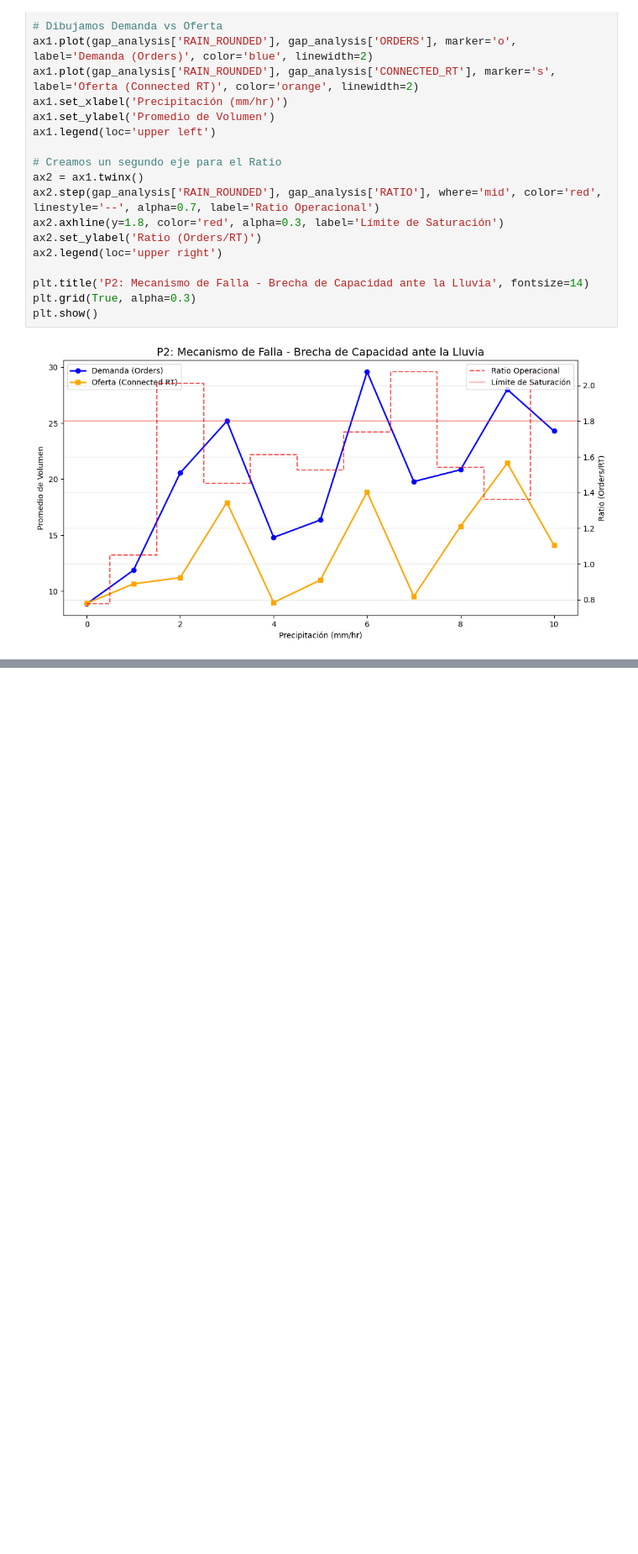
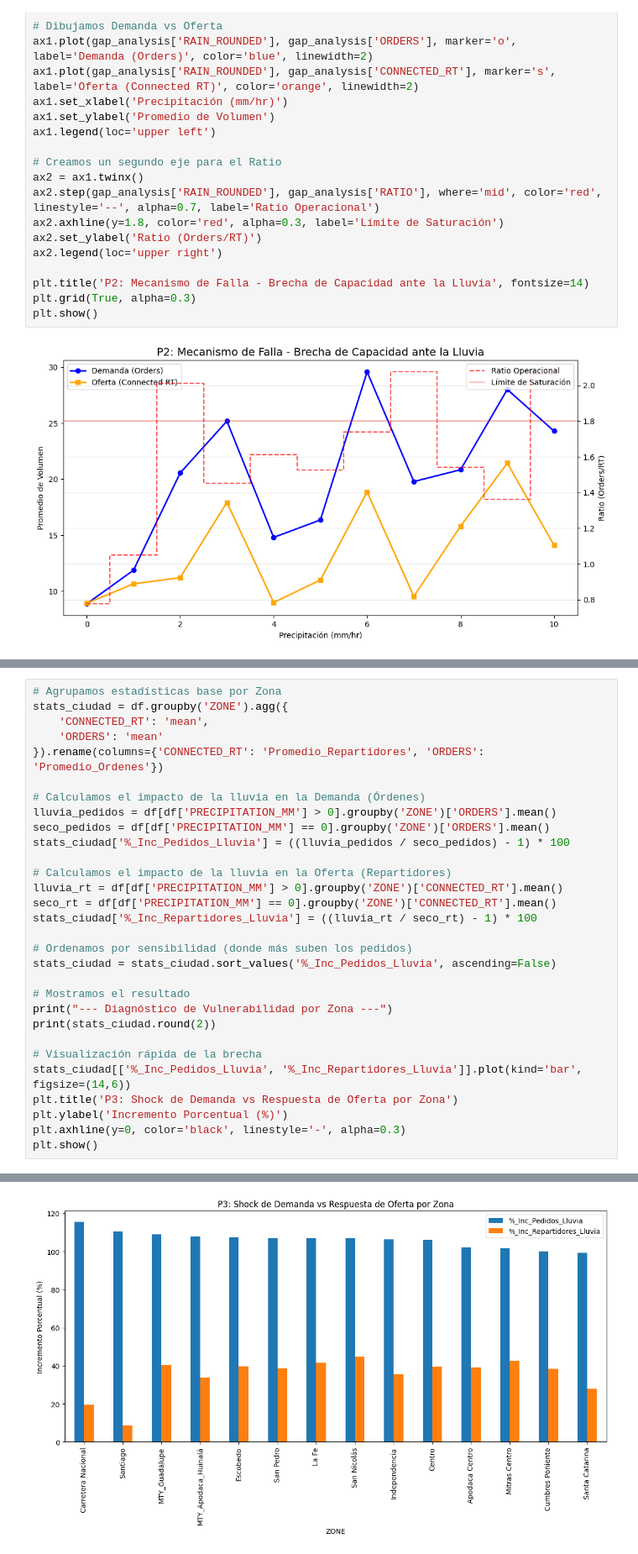
Before and after one commit to DiegoOLopez/rappi_delivery_case, a Jupyter notebook: notebooks/01_operational_diagnosis.ipynb, the cells around one changed output, grey strips where cells are left out. Shown at 84% size. Cells and saved outputs as stored; diff of their text form; blank space fills up the shorter version.

```diff
--- a/notebooks/01_operational_diagnosis.ipynb
+++ b/notebooks/01_operational_diagnosis.ipynb
@@ -121,0 +166,31 @@ Conclusión: El sistema colapsa por un "Demand Surge" (Sobrecarga de Demanda). L
+# %%
+# Agrupamos estadísticas base por Zona
+stats_ciudad = df.groupby('ZONE').agg({
+    'CONNECTED_RT': 'mean',
+    'ORDERS': 'mean'
+}).rename(columns={'CONNECTED_RT': 'Promedio_Repartidores', 'ORDERS': 'Promedio_Ordenes'})
+
+# Calculamos el impacto de la lluvia en la Demanda (Órdenes)
+lluvia_pedidos = df[df['PRECIPITATION_MM'] > 0].groupby('ZONE')['ORDERS'].mean()
+seco_pedidos = df[df['PRECIPITATION_MM'] == 0].groupby('ZONE')['ORDERS'].mean()
+stats_ciudad['%_Inc_Pedidos_Lluvia'] = ((lluvia_pedidos / seco_pedidos) - 1) * 100
+
+# Calculamos el impacto de la lluvia en la Oferta (Repartidores)
+lluvia_rt = df[df['PRECIPITATION_MM'] > 0].groupby('ZONE')['CONNECTED_RT'].mean()
+seco_rt = df[df['PRECIPITATION_MM'] == 0].groupby('ZONE')['CONNECTED_RT'].mean()
+stats_ciudad['%_Inc_Repartidores_Lluvia'] = ((lluvia_rt / seco_rt) - 1) * 100
+
+# Ordenamos por sensibilidad (donde más suben los pedidos)
+stats_ciudad = stats_ciudad.sort_values('%_Inc_Pedidos_Lluvia', ascending=False)
+
+# Mostramos el resultado
+print("--- Diagnóstico de Vulnerabilidad por Zona ---")
+print(stats_ciudad.round(2))
+
+# Visualización rápida de la brecha
+stats_ciudad[['%_Inc_Pedidos_Lluvia', '%_Inc_Repartidores_Lluvia']].plot(kind='bar', figsize=(14,6))
+plt.title('P3: Shock de Demanda vs Respuesta de Oferta por Zona')
+plt.ylabel('Incremento Porcentual (%)')
+plt.axhline(y=0, color='black', linestyle='-', alpha=0.3)
+plt.show()
+# %% [output]
@@ -121,0 +214 @@ Conclusión: El sistema colapsa por un "Demand Surge" (Sobrecarga de Demanda). L
+[figure, added]
```
Also changed, not shown: parts of 5 cells of this notebook.
